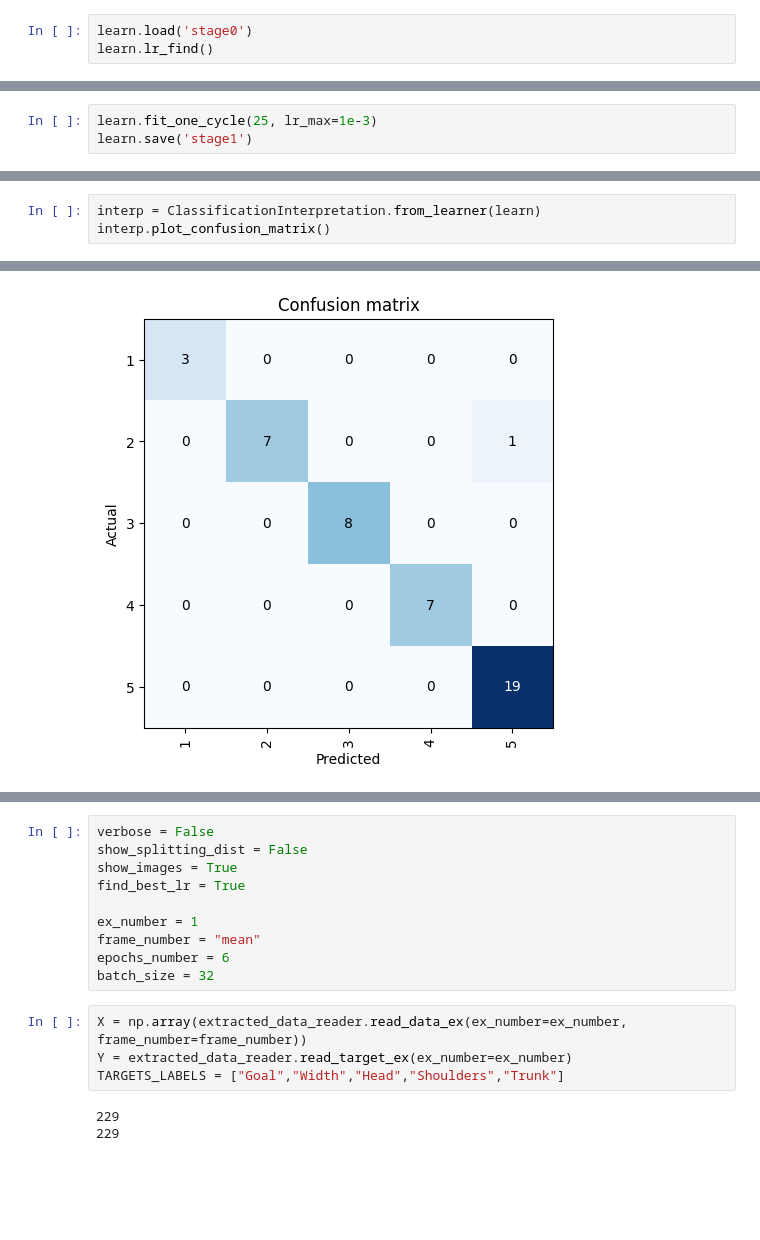
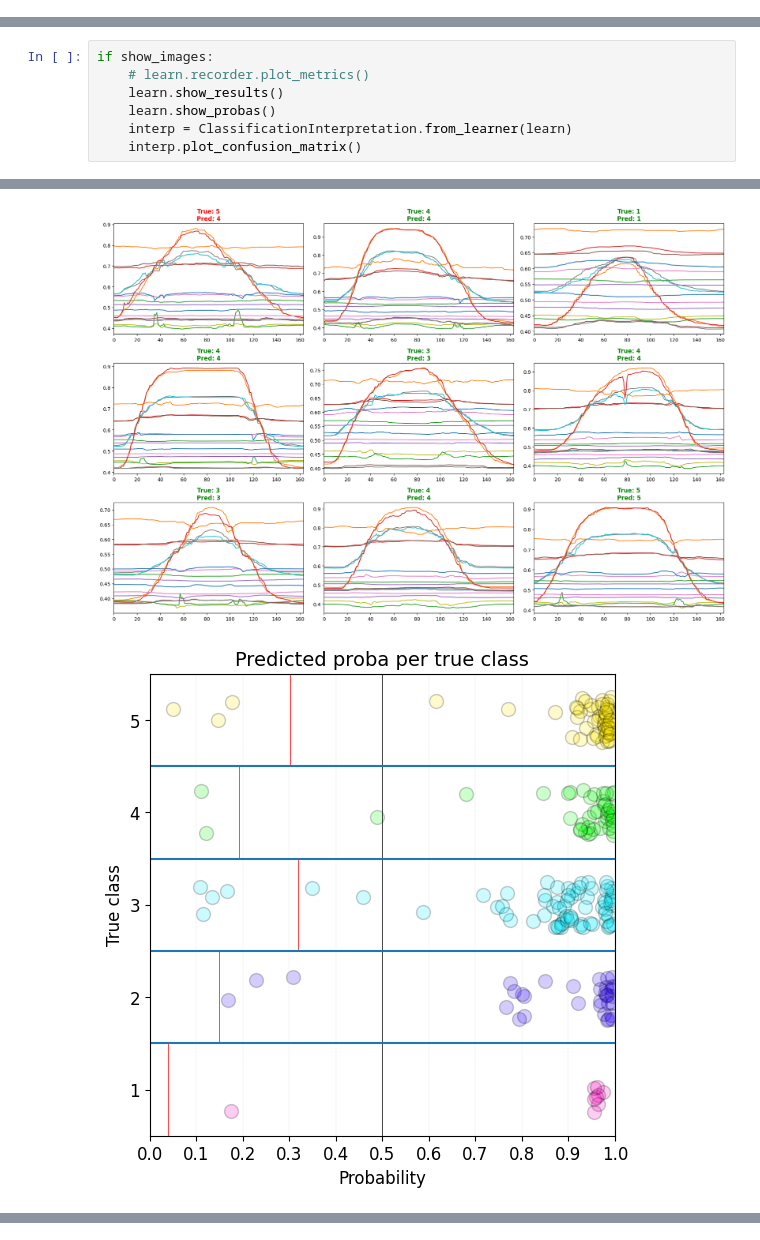
Before and after one commit to GitGabbo/IOR-Rehab-Thesis, a Jupyter notebook: models_trainer.ipynb, the cells around one changed output, grey strips where cells are left out. Cells and saved outputs as stored; diff of their text form; blank space fills up the shorter version.

```diff
--- a/models_trainer.ipynb
+++ b/models_trainer.ipynb
@@ -68,3 +51,0 @@ Path('models/stage0.pth')
-# %%
-learn.load('stage0')
-learn.lr_find()
@@ -75,3 +51,0 @@ SuggestedLRs(valley=0.0002754228771664202)
-# %%
-learn.fit_one_cycle(25, lr_max=1e-3)
-learn.save('stage1')
@@ -111,4 +55,8 @@ learn.show_probas()
 # %%
-interp = ClassificationInterpretation.from_learner(learn)
-interp.plot_confusion_matrix()
+if show_images:
+    # learn.recorder.plot_metrics()
+    learn.show_results()
+    learn.show_probas()
+    interp = ClassificationInterpretation.from_learner(learn)
+    interp.plot_confusion_matrix()
 # %% [output]
@@ -115,3 +64,4 @@ interp.plot_confusion_matrix()
 [interactive output not drawn]
+[figure, new version]
+[figure, added]
 [interactive output not drawn]
-[figure, old version]
@@ -118,17 +69,0 @@ interp.plot_confusion_matrix()
-# %%
-verbose = False
-show_splitting_dist = False
-show_images = True
-find_best_lr = True
-
-ex_number = 1
-frame_number = "mean"
-epochs_number = 6
-batch_size = 32
-# %%
-X = np.array(extracted_data_reader.read_data_ex(ex_number=ex_number, frame_number=frame_number))
-Y = extracted_data_reader.read_target_ex(ex_number=ex_number)
-TARGETS_LABELS = ["Goal","Width","Head","Shoulders","Trunk"]
-# %% [output]
-229
-229
```
Also changed, not shown: parts of 20 cells of this notebook, 2 other files.
